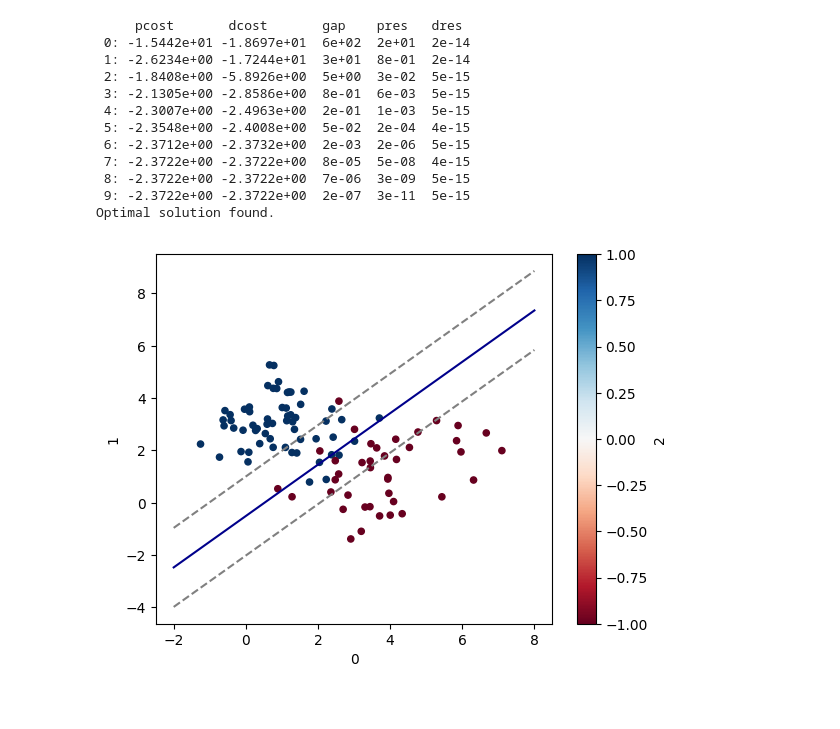
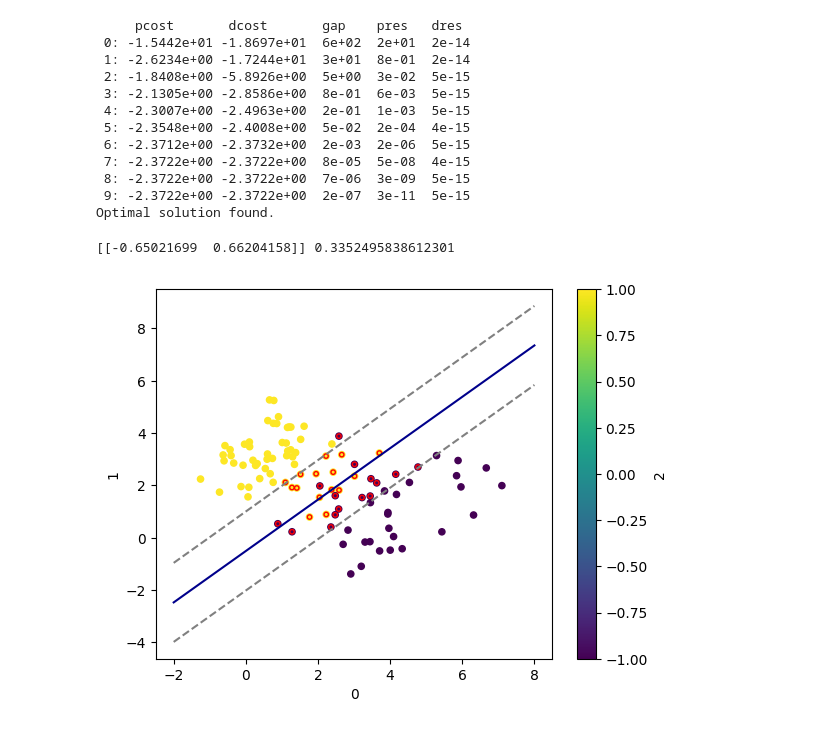
Before and after one commit to Alx-nder/ConvexOptimization_SupportVectorMachine, a Jupyter notebook: svm.ipynb, the cells around one changed output. Cells and saved outputs as stored; diff of their text form; code cells hidden in the pictures.

```diff
--- a/svm.ipynb
+++ b/svm.ipynb
@@ -49,10 +48,16 @@ w0 = np.mean(y[Sv] - np.dot(X[Sv], w))
+# %%
+print(w.T,w0)
+# %% [output]
+[[-0.65021699  0.66204158]] 0.3352495838612301
 # %%
-ax=df.plot.scatter(x=0,y=1,c=2,colormap='RdBu')
+ax=df.plot.scatter(x=0,y=1,c=2,colormap='viridis')
+plt.scatter(X[Sv].T[0], X[Sv].T[1], s=10, facecolors='none', edgecolors='r')
+
 x1 = np.linspace(-2,8)
 plt.plot(x1, -(x1*w[0] +w0)/w[1], color = 'darkblue')
 plt.plot(x1, -(x1*w[0] +w0 -1)/w[1], color = 'grey',linestyle='--')
 plt.plot(x1, -(x1*w[0] +w0 +1)/w[1], color = 'grey',linestyle='--')
 
 plt.show()
 # %% [output]
-[figure, old version]
+[figure, new version]
```
Also changed, not shown: parts of 2 cells of this notebook, 2 other files.
